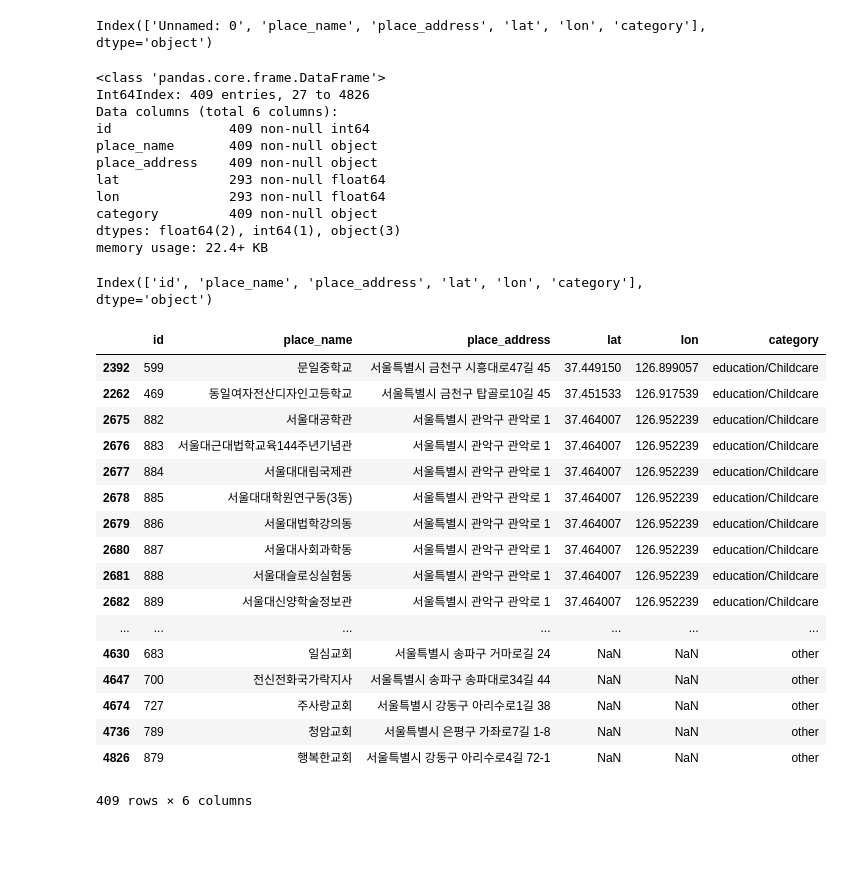
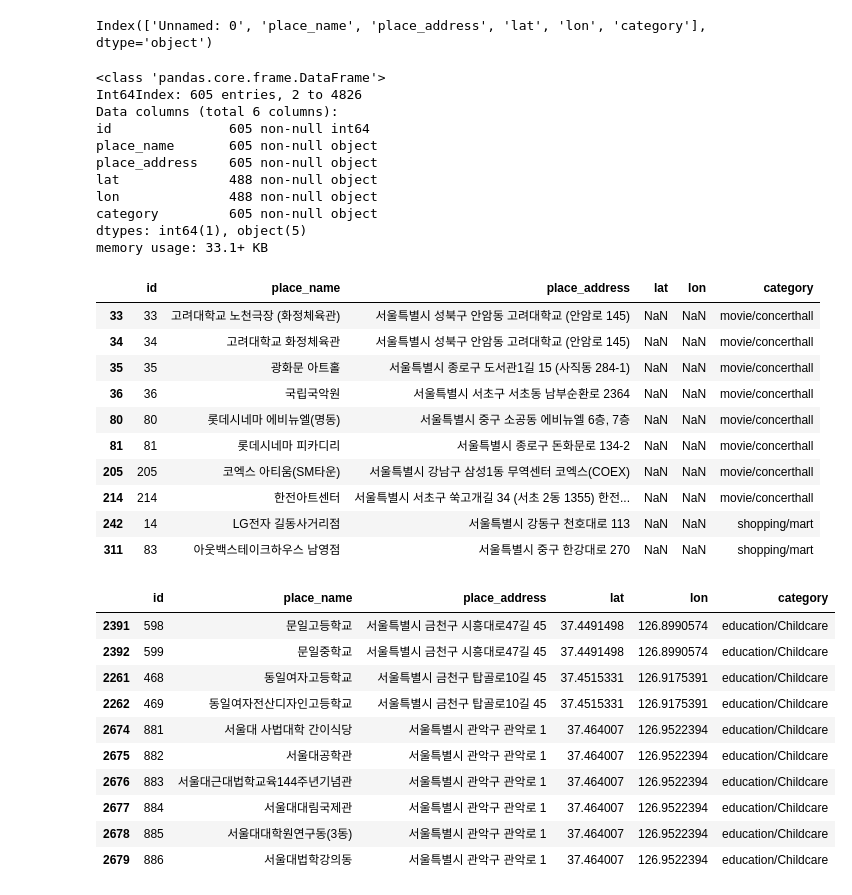
Before and after one commit to BigDataCampus/fresh, a Jupyter notebook: 중복확인하기.ipynb, the cells around one changed output. Drawn from its saved outputs; the diff is of its cells as text; code cells hidden in the pictures; blank space fills up the shorter version.

```diff
--- a/중복확인하기.ipynb
+++ b/중복확인하기.ipynb
@@ -131,45 +141,46 @@ Index(['Unnamed: 0', 'place_name', 'place_address', 'lat', 'lon', 'category'], d
 # %%
 main_place.rename(columns = {'Unnamed: 0': 'id'}, inplace = True) # id 컬럼으로 이름 주기
 # %%
-tt = main_place.duplicated(subset=["lat","lon"])
-
-yj_joongbok =main_place[tt] # 영준씨 중복된 데이터
-
-yj_joongbok.info() #2604개의 중복
+# tt = main_place[["lat","lon"]].duplicated(keep=False)
+# yj_joongbok =main_place[tt] # 영준씨 중복된 데이터
+# yj_joongbok.info()
 # %% [output]
 <class 'pandas.core.frame.DataFrame'>
-Int64Index: 409 entries, 27 to 4826
+Int64Index: 605 entries, 2 to 4826
 Data columns (total 6 columns):
-id               409 non-null int64
-place_name       409 non-null object
-place_address    409 non-null object
-lat              293 non-null float64
-lon              293 non-null float64
-category         409 non-null object
-dtypes: float64(2), int64(1), object(3)
-memory usage: 22.4+ KB
+id               605 non-null int64
+place_name       605 non-null object
+place_address    605 non-null object
+lat              488 non-null object
+lon              488 non-null object
+category         605 non-null object
+dtypes: int64(1), object(5)
+memory usage: 33.1+ KB
-# %%
-yj_joongbok.columns
-# %% [output]
-Index(['id', 'place_name', 'place_address', 'lat', 'lon', 'category'], dtype='object')
+# %%
+yj_joongbok[yj_joongbok.lat.isna()].head(10)
+# %% [output]
+|  | id | place_name | place_address | lat | lon | category |
+| 33 | 33 | 고려대학교 노천극장 (화정체육관) | 서울특별시 성북구 안암동 고려대학교 (안암로 145) | NaN | NaN | movie/concerthall |
+| 34 | 34 | 고려대학교 화정체육관 | 서울특별시 성북구 안암동 고려대학교 (안암로 145) | NaN | NaN | movie/concerthall |
+| 35 | 35 | 광화문 아트홀 | 서울특별시 종로구 도서관1길 15 (사직동 284-1) | NaN | NaN | movie/concerthall |
+| 36 | 36 | 국립국악원 | 서울특별시 서초구 서초동 남부순환로 2364 | NaN | NaN | movie/concerthall |
+| 80 | 80 | 롯데시네마 에비뉴엘(명동) | 서울특별시 중구 소공동 에비뉴엘 6층, 7층 | NaN | NaN | movie/concerthall |
+| 81 | 81 | 롯데시네마 피카디리 | 서울특별시 종로구 돈화문로 134-2 | NaN | NaN | movie/concerthall |
+| 205 | 205 | 코엑스 아티움(SM타운) | 서울특별시 강남구 삼성1동 무역센터 코엑스(COEX) | NaN | NaN | movie/concerthall |
+| 214 | 214 | 한전아트센터 | 서울특별시 서초구 쑥고개길 34 (서초 2동 1355) 한전... | NaN | NaN | movie/concerthall |
+| 242 | 14 | LG전자 길동사거리점 | 서울특별시 강동구 천호대로 113 | NaN | NaN | shopping/mart |
+| 311 | 83 | 아웃백스테이크하우스 남영점 | 서울특별시 중구 한강대로 270 | NaN | NaN | shopping/mart |
 # %%
-yj_joongbok.sort_values(['lat','lon']) #  중복된 데이터 위도 경도로 정렬
+yj_joongbok.sort_values(["lat",'lon'],).head(10)
 # %% [output]
 |  | id | place_name | place_address | lat | lon | category |
-| 2392 | 599 | 문일중학교 | 서울특별시 금천구 시흥대로47길 45 | 37.449150 | 126.899057 | education/Childcare |
-| 2262 | 469 | 동일여자전산디자인고등학교 | 서울특별시 금천구 탑골로10길 45 | 37.451533 | 126.917539 | education/Childcare |
-| 2675 | 882 | 서울대공학관 | 서울특별시 관악구 관악로 1 | 37.464007 | 126.952239 | education/Childcare |
-| 2676 | 883 | 서울대근대법학교육144주년기념관 | 서울특별시 관악구 관악로 1 | 37.464007 | 126.952239 | education/Childcare |
-| 2677 | 884 | 서울대대림국제관 | 서울특별시 관악구 관악로 1 | 37.464007 | 126.952239 | education/Childcare |
-| 2678 | 885 | 서울대대학원연구동(3동) | 서울특별시 관악구 관악로 1 | 37.464007 | 126.952239 | education/Childcare |
-| 2679 | 886 | 서울대법학강의동 | 서울특별시 관악구 관악로 1 | 37.464007 | 126.952239 | education/Childcare |
-| 2680 | 887 | 서울대사회과학동 | 서울특별시 관악구 관악로 1 | 37.464007 | 126.952239 | education/Childcare |
-| 2681 | 888 | 서울대슬로싱실험동 | 서울특별시 관악구 관악로 1 | 37.464007 | 126.952239 | education/Childcare |
-| 2682 | 889 | 서울대신양학술정보관 | 서울특별시 관악구 관악로 1 | 37.464007 | 126.952239 | education/Childcare |
-| ... | ... | ... | ... | ... | ... | ... |
-| 4630 | 683 | 일심교회 | 서울특별시 송파구 거마로길 24 | NaN | NaN | other |
-| 4647 | 700 | 전신전화국가락지사 | 서울특별시 송파구 송파대로34길 44 | NaN | NaN | other |
-| 4674 | 727 | 주사랑교회 | 서울특별시 강동구 아리수로1길 38 | NaN | NaN | other |
-| 4736 | 789 | 청암교회 | 서울특별시 은평구 가좌로7길 1-8 | NaN | NaN | other |
-| 4826 | 879 | 행복한교회 | 서울특별시 강동구 아리수로4길 72-1 | NaN | NaN | other |
+| 2391 | 598 | 문일고등학교 | 서울특별시 금천구 시흥대로47길 45 | 37.4491498 | 126.8990574 | education/Childcare |
+| 2392 | 599 | 문일중학교 | 서울특별시 금천구 시흥대로47길 45 | 37.4491498 | 126.8990574 | education/Childcare |
+| 2261 | 468 | 동일여자고등학교 | 서울특별시 금천구 탑골로10길 45 | 37.4515331 | 126.9175391 | education/Childcare |
+| 2262 | 469 | 동일여자전산디자인고등학교 | 서울특별시 금천구 탑골로10길 45 | 37.4515331 | 126.9175391 | education/Childcare |
+| 2674 | 881 | 서울대 사법대학 간이식당 | 서울특별시 관악구 관악로 1 | 37.464007 | 126.9522394 | education/Childcare |
+| 2675 | 882 | 서울대공학관 | 서울특별시 관악구 관악로 1 | 37.464007 | 126.9522394 | education/Childcare |
+| 2676 | 883 | 서울대근대법학교육144주년기념관 | 서울특별시 관악구 관악로 1 | 37.464007 | 126.9522394 | education/Childcare |
+| 2677 | 884 | 서울대대림국제관 | 서울특별시 관악구 관악로 1 | 37.464007 | 126.9522394 | education/Childcare |
+| 2678 | 885 | 서울대대학원연구동(3동) | 서울특별시 관악구 관악로 1 | 37.464007 | 126.9522394 | education/Childcare |
+| 2679 | 886 | 서울대법학강의동 | 서울특별시 관악구 관악로 1 | 37.464007 | 126.9522394 | education/Childcare |
-409 rows × 6 columns
```
Also changed, not shown: parts of 61 cells of this notebook.
